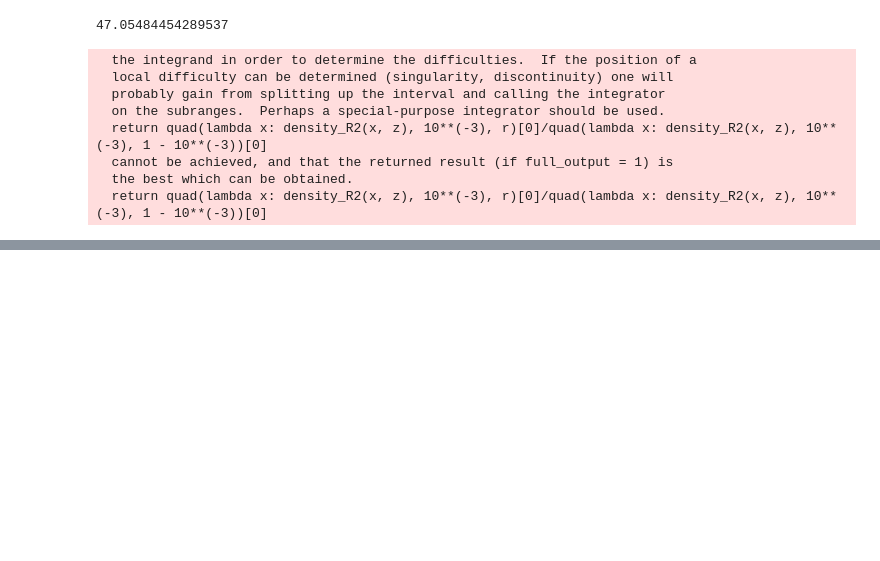
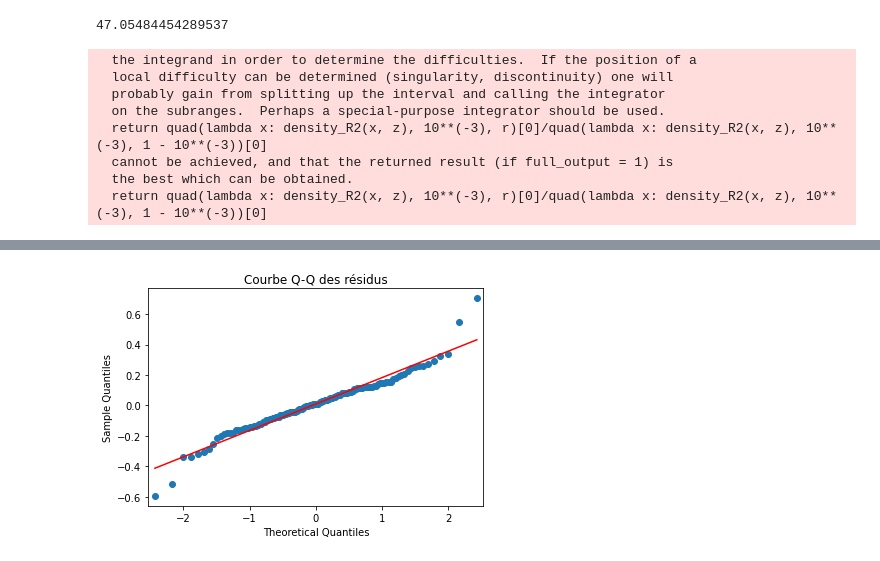
Before and after one commit to arthursabre/bayesian_statistics_project, a Jupyter notebook: Gibbs brut.ipynb, the cells around one changed output, grey strips where cells are left out. Drawn from its saved outputs; the diff is of its cells as text; code cells hidden in the pictures; blank space fills up the shorter version.

```diff
--- a/Gibbs brut.ipynb
+++ b/Gibbs brut.ipynb
@@ -180,0 +242,12 @@ for R_y in R_y_list :
+# %%
+# Courbe Q-Q (Quantile-Quantile) des résidus :
+# Compare la distribution des résidus avec une distribution théorique normale.
+# Permet d'identifier les déviations de la normalité.
+
+import statsmodels.api as sm
+
+sm.qqplot(residus, line='r')
+plt.title("Courbe Q-Q des résidus")
+plt.show()
+# %% [output]
+[figure, added]
```
Also changed, not shown: parts of 23 cells of this notebook.
